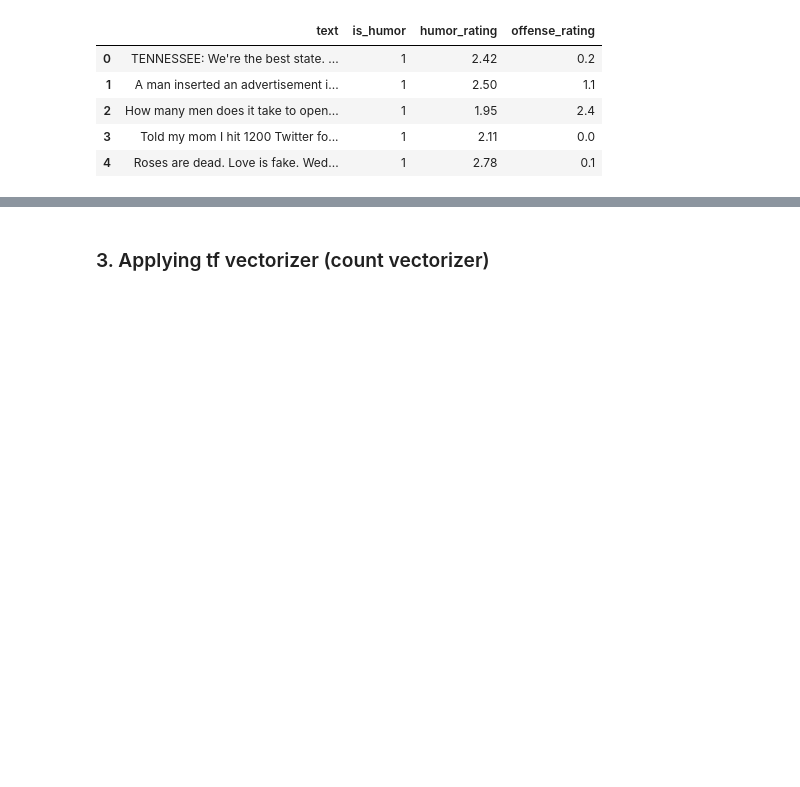
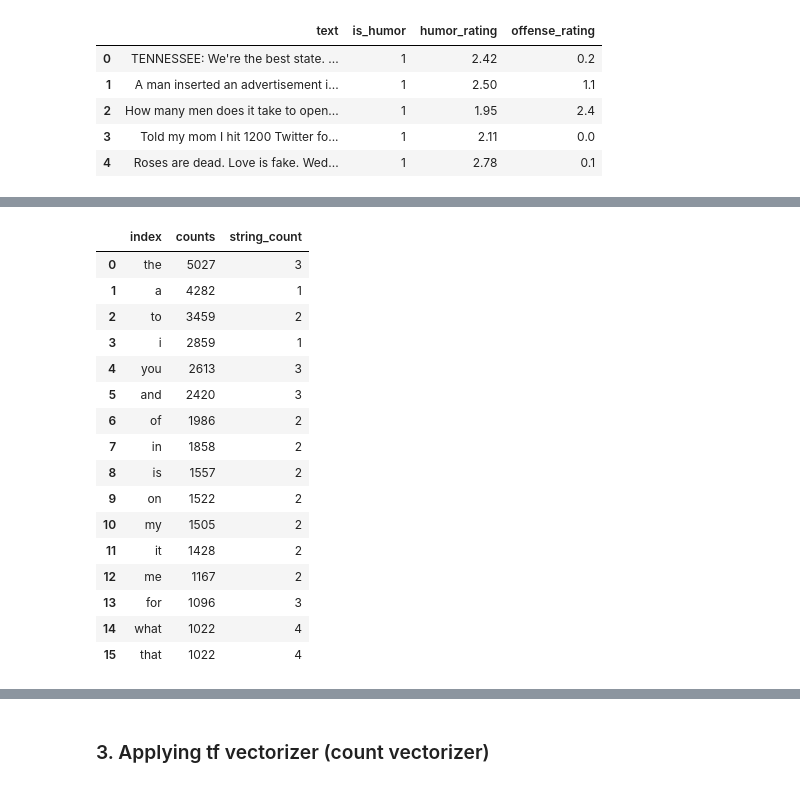
Before and after one commit to idoelp/asigmo-team2, a Jupyter notebook: hackerthon.ipynb, the cells around one changed output, grey strips where cells are left out. Drawn from its saved outputs; the diff is of its cells as text; code cells hidden in the pictures; blank space fills up the shorter version.

```diff
--- a/hackerthon.ipynb
+++ b/hackerthon.ipynb
@@ -257,0 +321,2 @@ word_counts.head()
+# %%
+word_counts['string_count'] = word_counts['index'].apply(lambda l: len(str(l)))
@@ -258,3 +339,23 @@ word_counts.head()
+# %%
+word_counts[word_counts['counts'] > 1000]
+# %% [output]
+|  | index | counts | string_count |
+| 0 | the | 5027 | 3 |
+| 1 | a | 4282 | 1 |
+| 2 | to | 3459 | 2 |
+| 3 | i | 2859 | 1 |
+| 4 | you | 2613 | 3 |
+| 5 | and | 2420 | 3 |
+| 6 | of | 1986 | 2 |
+| 7 | in | 1858 | 2 |
+| 8 | is | 1557 | 2 |
+| 9 | on | 1522 | 2 |
+| 10 | my | 1505 | 2 |
+| 11 | it | 1428 | 2 |
+| 12 | me | 1167 | 2 |
+| 13 | for | 1096 | 3 |
+| 14 | what | 1022 | 4 |
+| 15 | that | 1022 | 4 |
 # %%
 word_counts.nlargest(n=20, columns='counts')['index'].tolist()
 # %% [output]
```
Also changed, not shown: parts of 57 cells of this notebook.
